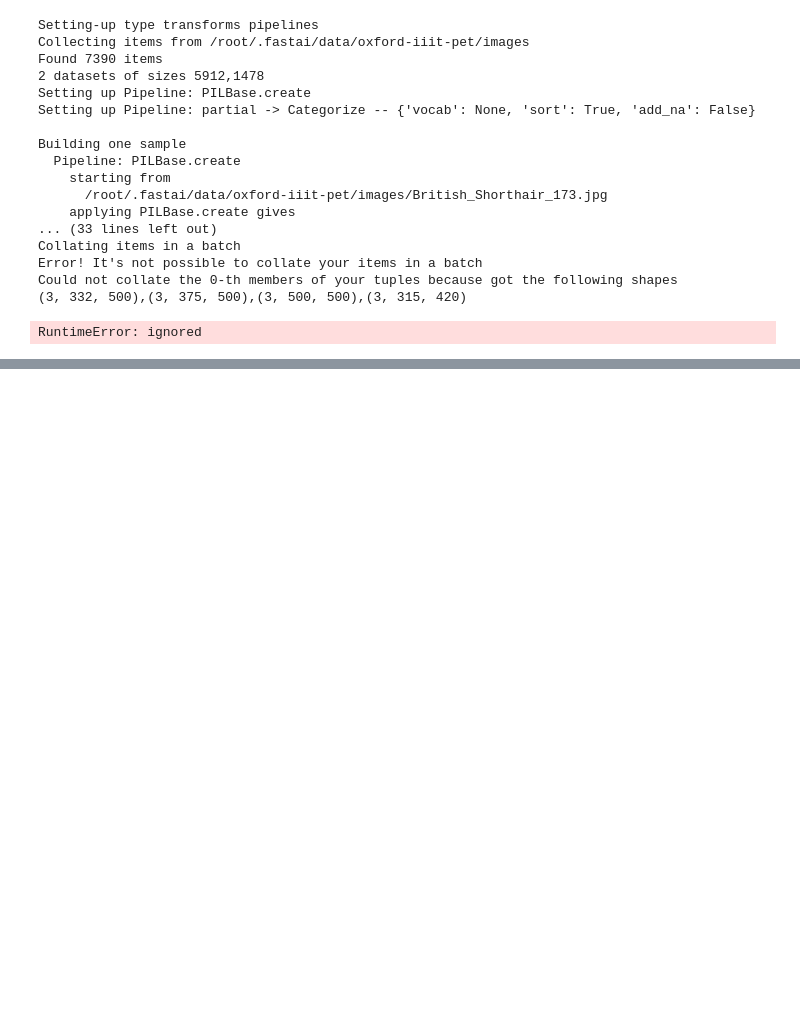
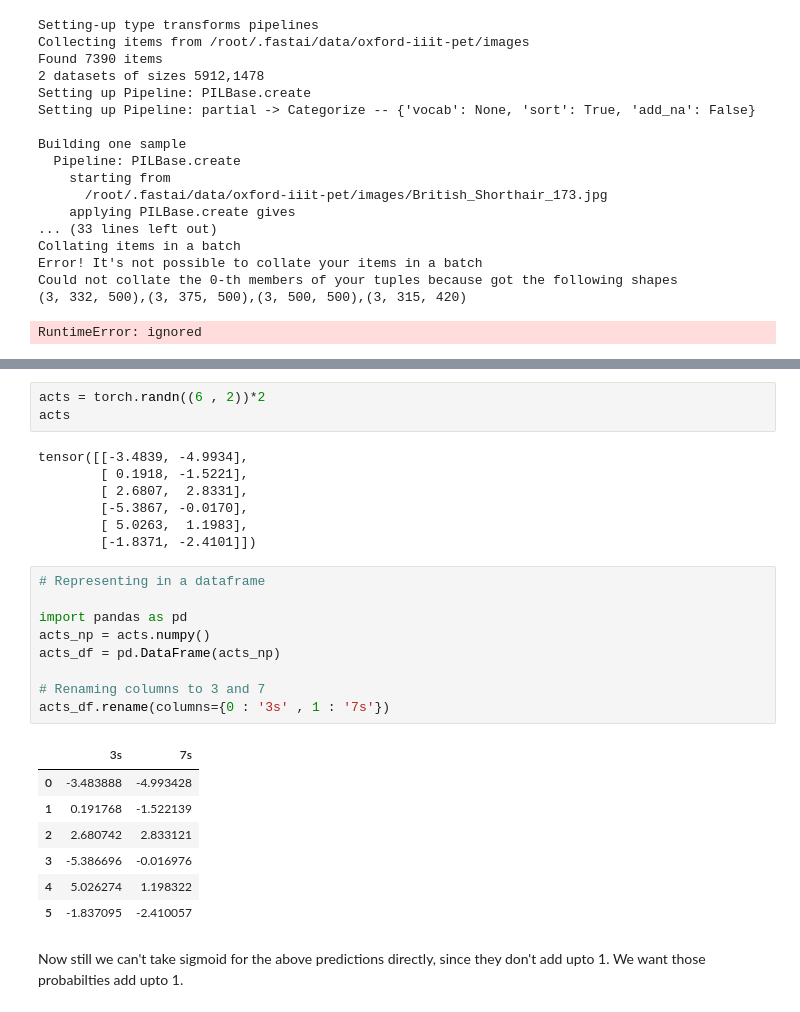
Before and after one commit to ashikshafi08/Learning-Fastai, a Jupyter notebook: Chapters Notebooks/Image_Classification.ipynb, the cells around one changed output, grey strips where cells are left out. Cells and saved outputs as stored; diff of their text form; blank space fills up the shorter version.

```diff
--- a/Chapters Notebooks/Image_Classification.ipynb
+++ b/Chapters Notebooks/Image_Classification.ipynb
@@ -257,0 +361,29 @@ RuntimeError: ignored
+# %%
+acts = torch.randn((6 , 2))*2
+acts
+# %% [output]
+tensor([[-3.4839, -4.9934],
+        [ 0.1918, -1.5221],
+        [ 2.6807,  2.8331],
+        [-5.3867, -0.0170],
+        [ 5.0263,  1.1983],
+        [-1.8371, -2.4101]])
+# %%
+# Representing in a dataframe
+
+import pandas as pd
+acts_np = acts.numpy()
+acts_df = pd.DataFrame(acts_np)
+
+# Renaming columns to 3 and 7
+acts_df.rename(columns={0 : '3s' , 1 : '7s'})
+# %% [output]
+|  | 3s | 7s |
+| 0 | -3.483888 | -4.993428 |
+| 1 | 0.191768 | -1.522139 |
+| 2 | 2.680742 | 2.833121 |
+| 3 | -5.386696 | -0.016976 |
+| 4 | 5.026274 | 1.198322 |
+| 5 | -1.837095 | -2.410057 |
+# %% [markdown]
+Now still we  can't take sigmoid for the above predictions directly, since they don't add upto 1. We want those probabilties add upto 1.
```
Also changed, not shown: parts of 22 cells of this notebook.
